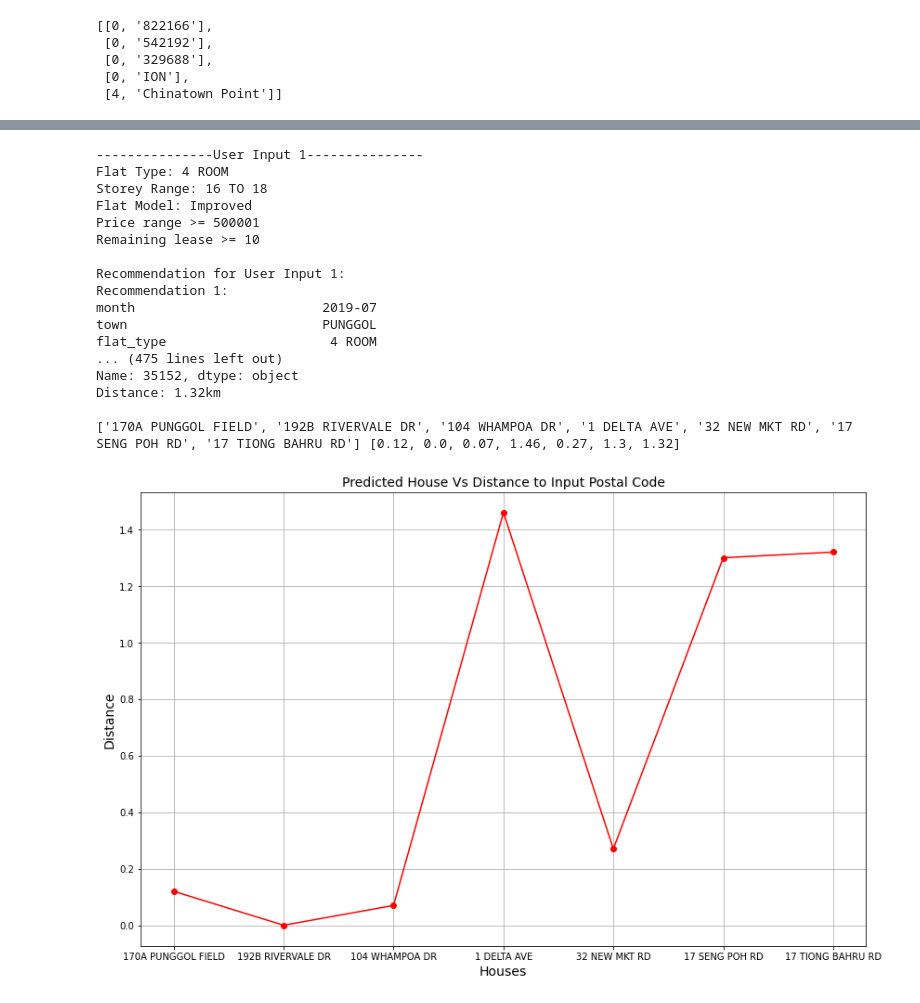
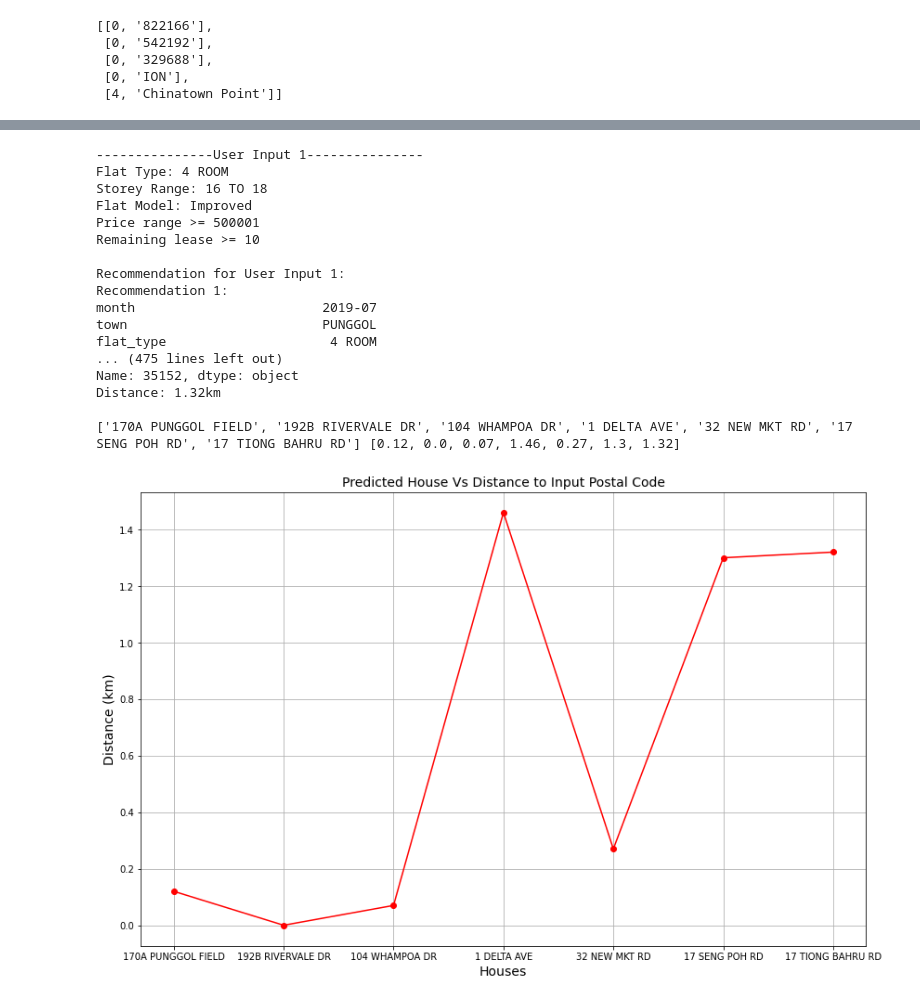
Before and after one commit to WeichenTeo/CSC3005-Data-Analytics, a Jupyter notebook: DataAnalytics.ipynb, the cells around one changed output, grey strips where cells are left out. Drawn from its saved outputs; the diff is of its cells as text; code cells hidden in the pictures.

```diff
--- a/DataAnalytics.ipynb
+++ b/DataAnalytics.ipynb
@@ -637,32 +637,32 @@ for i, item in enumerate(distanceArr):
         print("Distance: "+ dist+ "km\n")
         loc = flat['block'] + " " + flat['street_name']
         if not loc in location:
             distance.append(float(dist))
             location.append(loc)
 print(location, distance)
 plt.figure(figsize=(14,9))
 plt.plot(location, distance, color='red', marker='o')
 plt.title('Predicted House Vs Distance to Input Postal Code', fontsize=14)
 plt.xlabel('Houses', fontsize=14)
-plt.ylabel('Distance', fontsize=14)
+plt.ylabel('Distance (km)', fontsize=14)
 plt.grid(True)
 plt.show()
 # %% [output]
 ---------------User Input 1---------------
 Flat Type: 4 ROOM
 Storey Range: 16 TO 18
 Flat Model: Improved
 Price range >= 500001
 Remaining lease >= 10
 
 Recommendation for User Input 1:
 Recommendation 1:
 month                        2019-07
 town                         PUNGGOL
 flat_type                     4 ROOM
 ... (475 lines left out)
 Name: 35152, dtype: object
 Distance: 1.32km
 
 ['170A PUNGGOL FIELD', '192B RIVERVALE DR', '104 WHAMPOA DR', '1 DELTA AVE', '32 NEW MKT RD', '17 SENG POH RD', '17 TIONG BAHRU RD'] [0.12, 0.0, 0.07, 1.46, 0.27, 1.3, 1.32]
-[figure, old version]
+[figure, new version]
```
